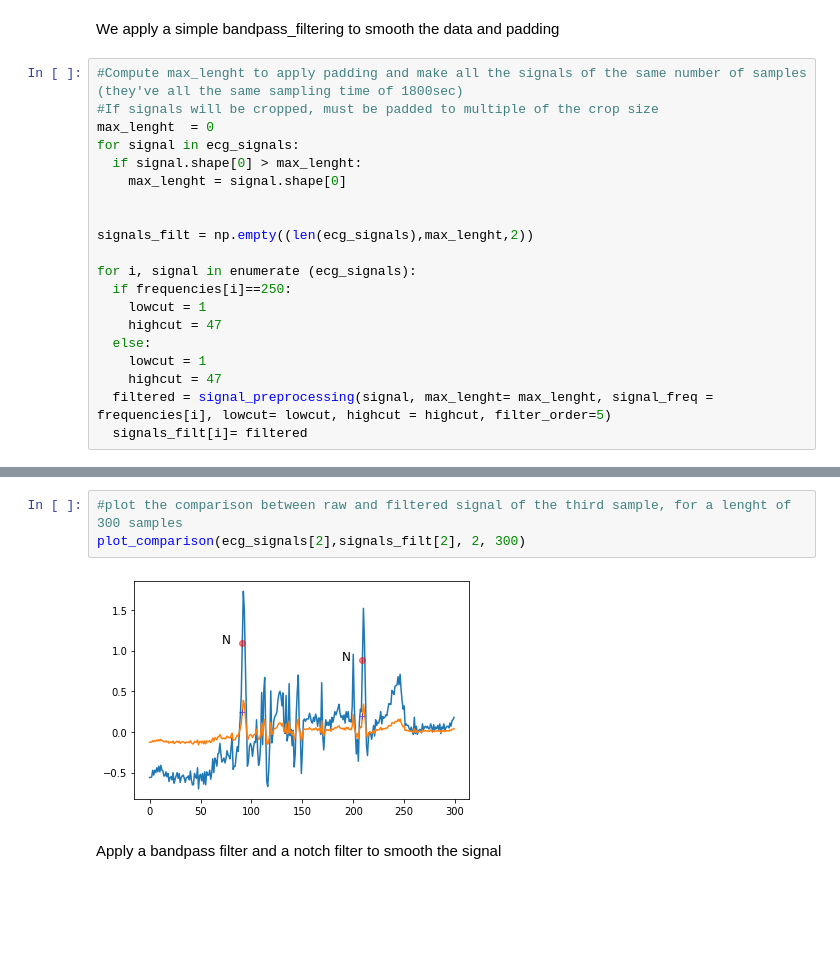
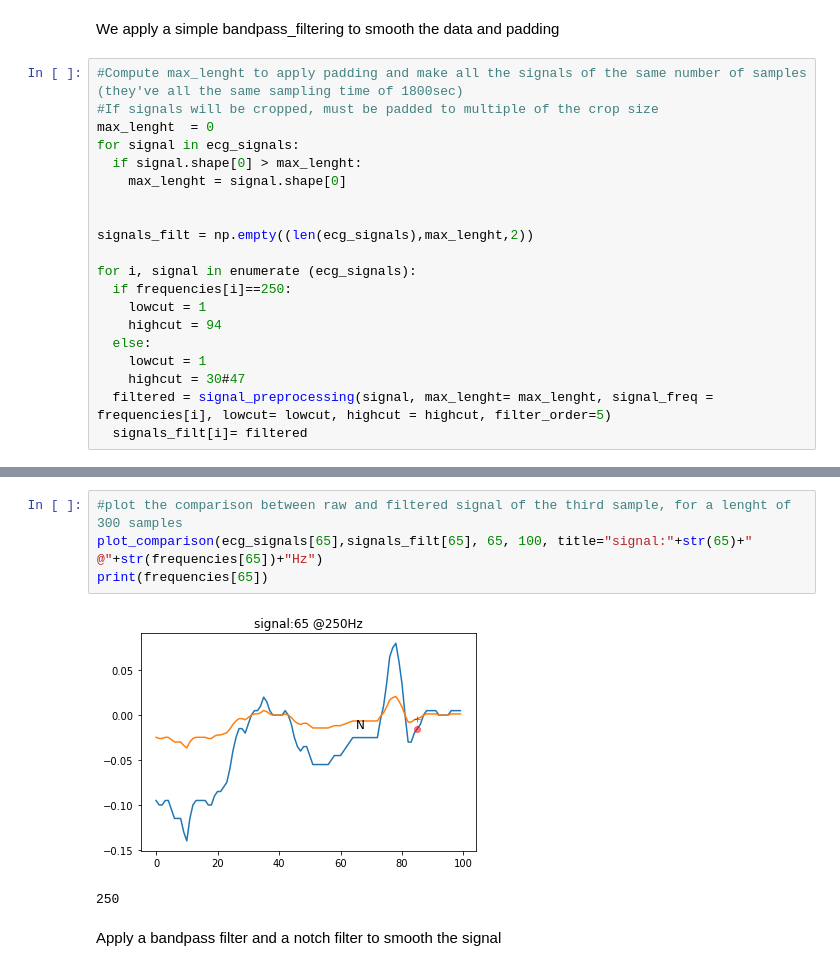
Before and after one commit to simonetome/Heartbeat-NSV-classification, a Jupyter notebook: ParsingVisualizationFiltering.ipynb, the cells around one changed output, grey strips where cells are left out. Cells and saved outputs as stored; diff of their text form; blank space fills up the shorter version.

Commit message:
changed filtered comparison, need to check the lowcut/highcut frequencies for bandpass filter depending on signal frequency

```diff
--- a/ParsingVisualizationFiltering.ipynb
+++ b/ParsingVisualizationFiltering.ipynb
@@ -295,9 +295,9 @@ signals_filt = np.empty((len(ecg_signals),max_lenght,2))
 for i, signal in enumerate (ecg_signals):
   if frequencies[i]==250:
     lowcut = 1
-    highcut = 47
+    highcut = 94
   else:
     lowcut = 1
-    highcut = 47
+    highcut = 30#47
   filtered = signal_preprocessing(signal, max_lenght= max_lenght, signal_freq = frequencies[i], lowcut= lowcut, highcut = highcut, filter_order=5)
   signals_filt[i]= filtered
@@ -304,8 +321,10 @@ for i, signal in enumerate (ecg_signals):
 # %%
 #plot the comparison between raw and filtered signal of the third sample, for a lenght of 300 samples
-plot_comparison(ecg_signals[2],signals_filt[2], 2, 300)
+plot_comparison(ecg_signals[65],signals_filt[65], 65, 100, title="signal:"+str(65)+" @"+str(frequencies[65])+"Hz")
+print(frequencies[65])
 # %% [output]
-[figure, old version]
+[figure, new version]
+250
 # %% [markdown]
 Apply a bandpass filter and a notch filter to smooth the signal
 # %%
```
Also changed, not shown: parts of 3 cells of this notebook.
